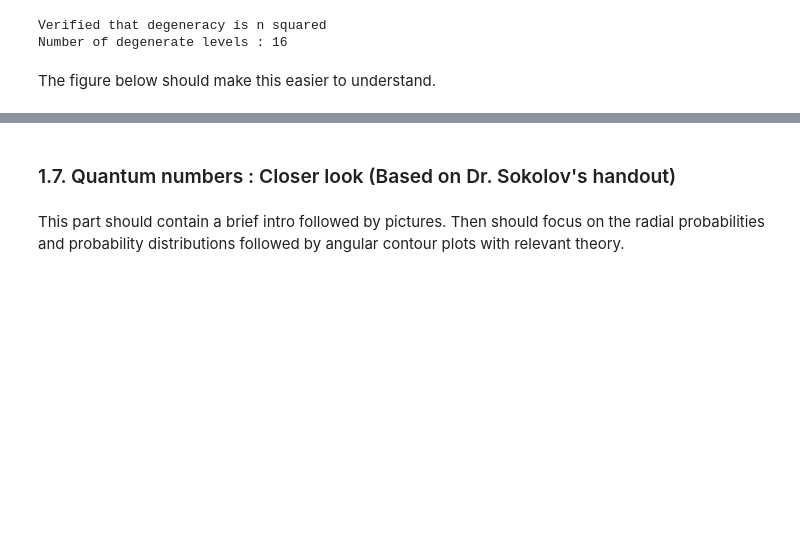
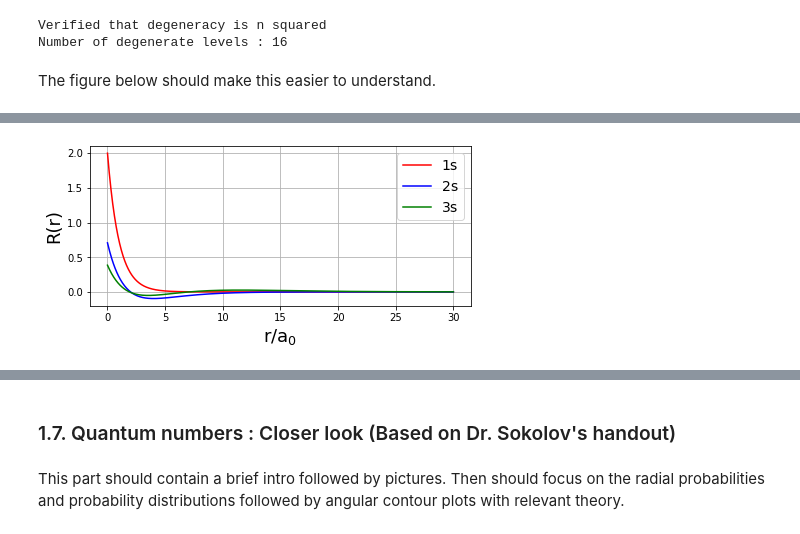
Before and after one commit to sokolov-group/jupyter_handouts, a Jupyter notebook: 03_hydrogen_atom/03_hydrogen_atom.ipynb, the cells around one changed output, grey strips where cells are left out. Saved outputs shown, nothing was run; the diff lists cells and outputs as text; code cells hidden in the pictures; blank space fills up the shorter version.

```diff
--- a/03_hydrogen_atom/03_hydrogen_atom.ipynb
+++ b/03_hydrogen_atom/03_hydrogen_atom.ipynb
@@ -239,0 +289,28 @@ The figure below should make this easier to understand.
+# %%
+# Plotting radial wavefunction for any 1s, 2s and 3s
+
+# Import Python modules and libraries.
+import matplotlib.pyplot as plt
+import numpy as np
+from sympy.abc import n, l, r, Z
+from sympy.physics import hydrogen
+from sympy.utilities.lambdify import lambdify
+
+# Computing the radial parts that depends on n and r
+R_nl_1s = lambdify(r, hydrogen.R_nl(1, 0, r, 1)) #1s
+R_nl_2s = lambdify(r, hydrogen.R_nl(2, 0, r, 1)) #2s
+R_nl_3s = lambdify(r, hydrogen.R_nl(3, 0, r, 1)) #3s
+# %%
+# Plotting the wavefunction
+r = np.linspace(0, 30, 1000)
+fig = plt.figure(figsize=(15,10))
+ax = fig.add_subplot(3,2,1)
+ax.plot(r, R_nl_1s(r), 'r', label='1s')
+ax.plot(r, R_nl_2s(r), 'b', label='2s')
+ax.plot(r, R_nl_3s(r), 'g', label='3s')
+plt.xlabel("r/a$_{0}$", fontsize=18)
+plt.ylabel("R(r)", fontsize=18)
+plt.grid()
+leg = ax.legend(fontsize=14)
+# %% [output]
+[figure, added]
```
Also changed, not shown: parts of 22 cells of this notebook, 1 other file.
